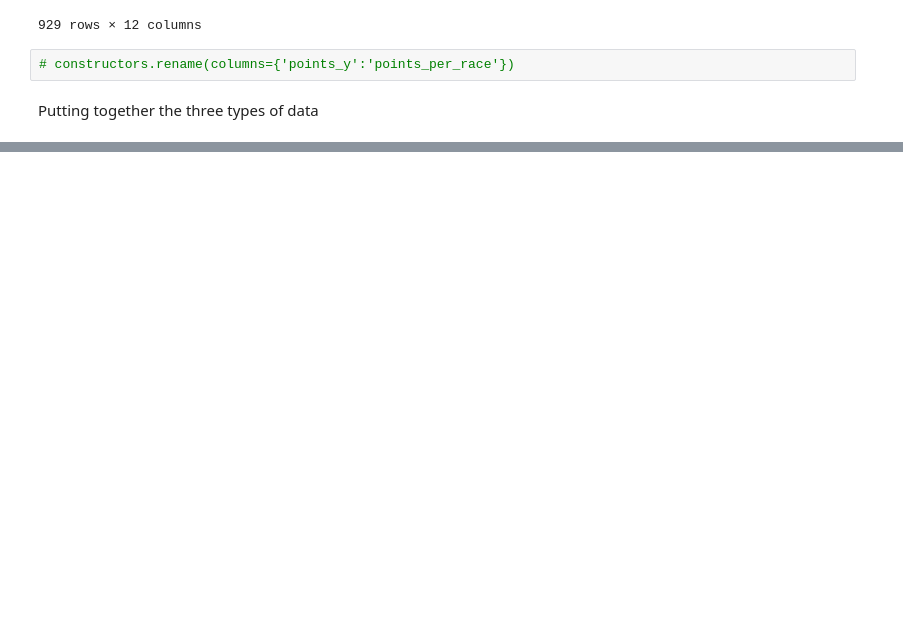
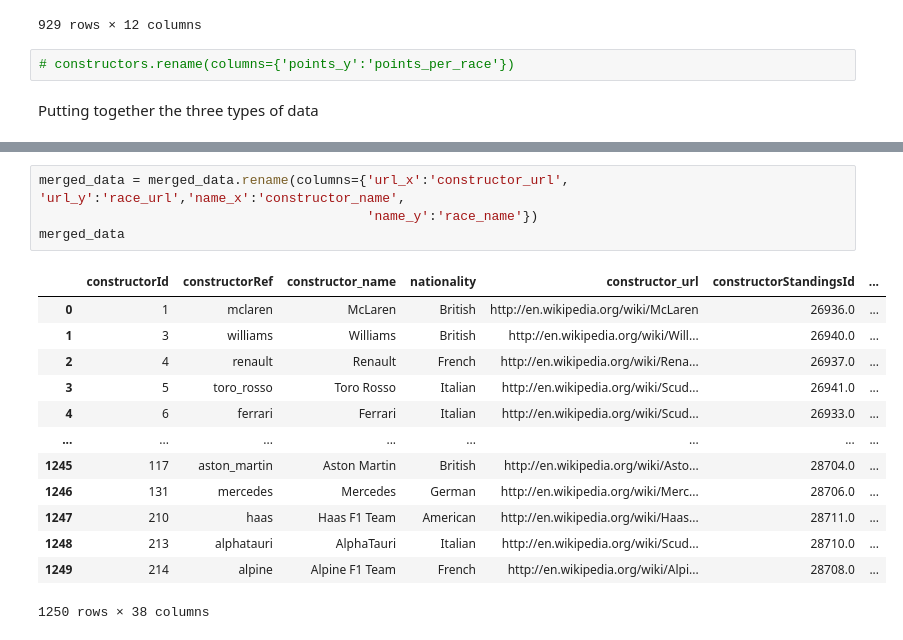
Before and after one commit to Plyrex/COMP3608-Project, a Jupyter notebook: F1_Project.ipynb, the cells around one changed output, grey strips where cells are left out. Drawn from its saved outputs; the diff is of its cells as text; blank space fills up the shorter version.

```diff
--- a/F1_Project.ipynb
+++ b/F1_Project.ipynb
@@ -351,0 +401,18 @@ final_merged_data
+# %%
+merged_data = merged_data.rename(columns={'url_x':'constructor_url', 'url_y':'race_url','name_x':'constructor_name',
+                                          'name_y':'race_name'})
+merged_data
+# %% [output]
+|  | constructorId | constructorRef | constructor_name | nationality | constructor_url | constructorStandingsId | ... |
+| 0 | 1 | mclaren | McLaren | British | http://en.wikipedia.org/wiki/McLaren | 26936.0 | ... |
+| 1 | 3 | williams | Williams | British | http://en.wikipedia.org/wiki/Will... | 26940.0 | ... |
+| 2 | 4 | renault | Renault | French | http://en.wikipedia.org/wiki/Rena... | 26937.0 | ... |
+| 3 | 5 | toro_rosso | Toro Rosso | Italian | http://en.wikipedia.org/wiki/Scud... | 26941.0 | ... |
+| 4 | 6 | ferrari | Ferrari | Italian | http://en.wikipedia.org/wiki/Scud... | 26933.0 | ... |
+| ... | ... | ... | ... | ... | ... | ... | ... |
+| 1245 | 117 | aston_martin | Aston Martin | British | http://en.wikipedia.org/wiki/Asto... | 28704.0 | ... |
+| 1246 | 131 | mercedes | Mercedes | German | http://en.wikipedia.org/wiki/Merc... | 28706.0 | ... |
+| 1247 | 210 | haas | Haas F1 Team | American | http://en.wikipedia.org/wiki/Haas... | 28711.0 | ... |
+| 1248 | 213 | alphatauri | AlphaTauri | Italian | http://en.wikipedia.org/wiki/Scud... | 28710.0 | ... |
+| 1249 | 214 | alpine | Alpine F1 Team | French | http://en.wikipedia.org/wiki/Alpi... | 28708.0 | ... |
+1250 rows × 38 columns
```
Also changed, not shown: parts of 9 cells of this notebook.
